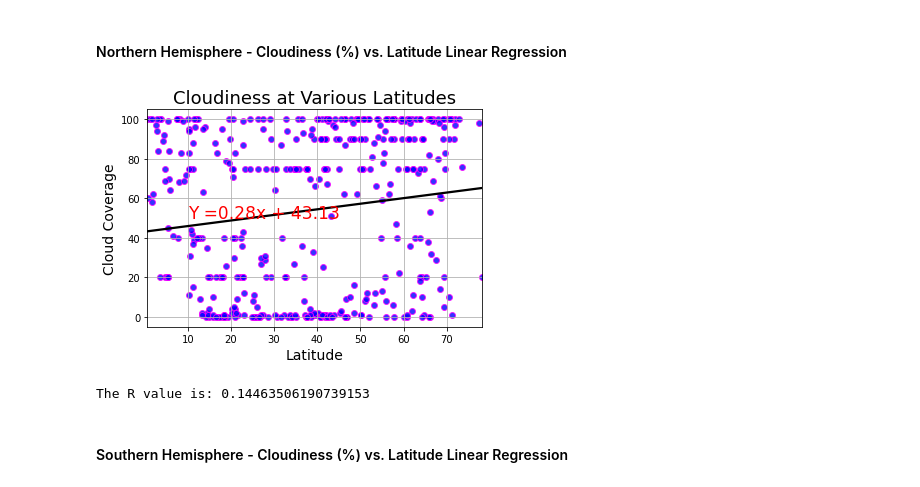
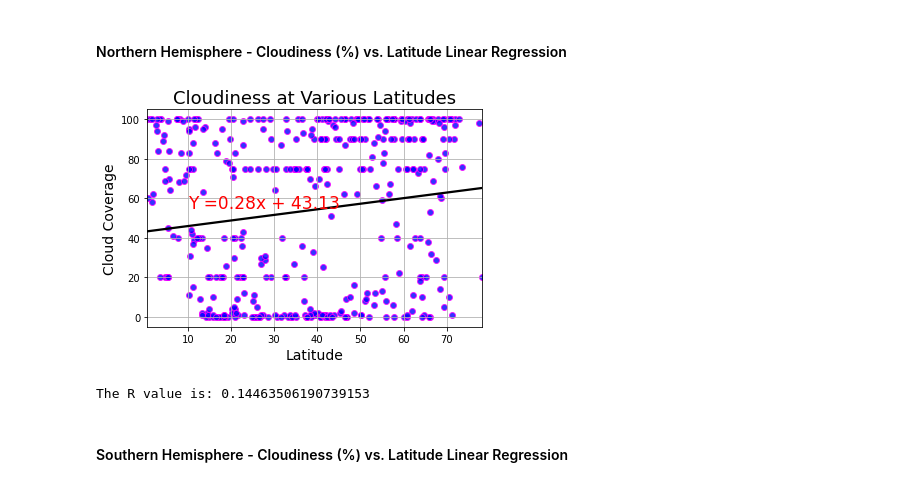
Before and after one commit to Travbz/python-api-challenge, a Jupyter notebook: WeatherPy.ipynb, the cells around one changed output. Cells and saved outputs as stored; diff of their text form; code cells hidden in the pictures.

```diff
--- a/WeatherPy.ipynb
+++ b/WeatherPy.ipynb
@@ -329,18 +329,18 @@ The R value is: 0.17020212073222302
 # %%
 #set variables for linear regression scipi function
 slope, intercept, r_value, p_value, std_err = linregress(x = north['City Lat'], y = north['Cloud Coverage'])
 
 #seaborn regression plot as per JBZ guidance(Thanks Homie)
 sns.regplot(x=north['City Lat'], y= north['Cloud Coverage'], scatter_kws={"color": "blue", "edgecolors": "fuchsia"}, line_kws={"color": "black"}, ci=0)
 plt.xlabel('Latitude', fontsize=14)
 plt.ylabel('Cloud Coverage',fontsize=14)
 plt.title("Cloudiness at Various Latitudes", fontsize=18)
-plt.text(10, 50, f'Y ={slope.round(2)}x + {intercept.round(2)}', fontsize = 17, color = 'Red');
+plt.text(10, 55, f'Y ={slope.round(2)}x + {intercept.round(2)}', fontsize = 17, color = 'Red');
 plt.grid()
 plt.show()
 print(f'The R value is: {r_value}')
 # %% [output]
-[figure, old version]
+[figure, new version]
 The R value is: 0.14463506190739153
 # %% [markdown]
 ####  Southern Hemisphere - Cloudiness (%) vs. Latitude Linear Regression
```
Also changed, not shown: parts of 1 cell of this notebook.
